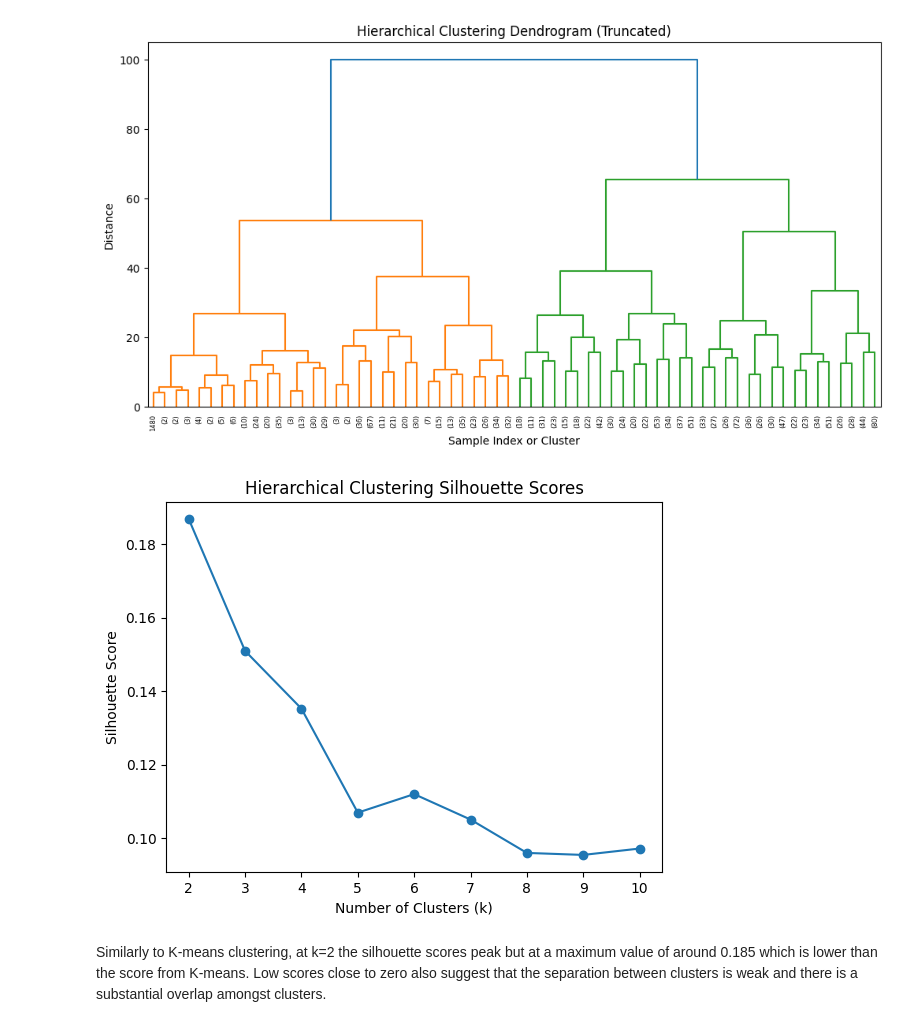
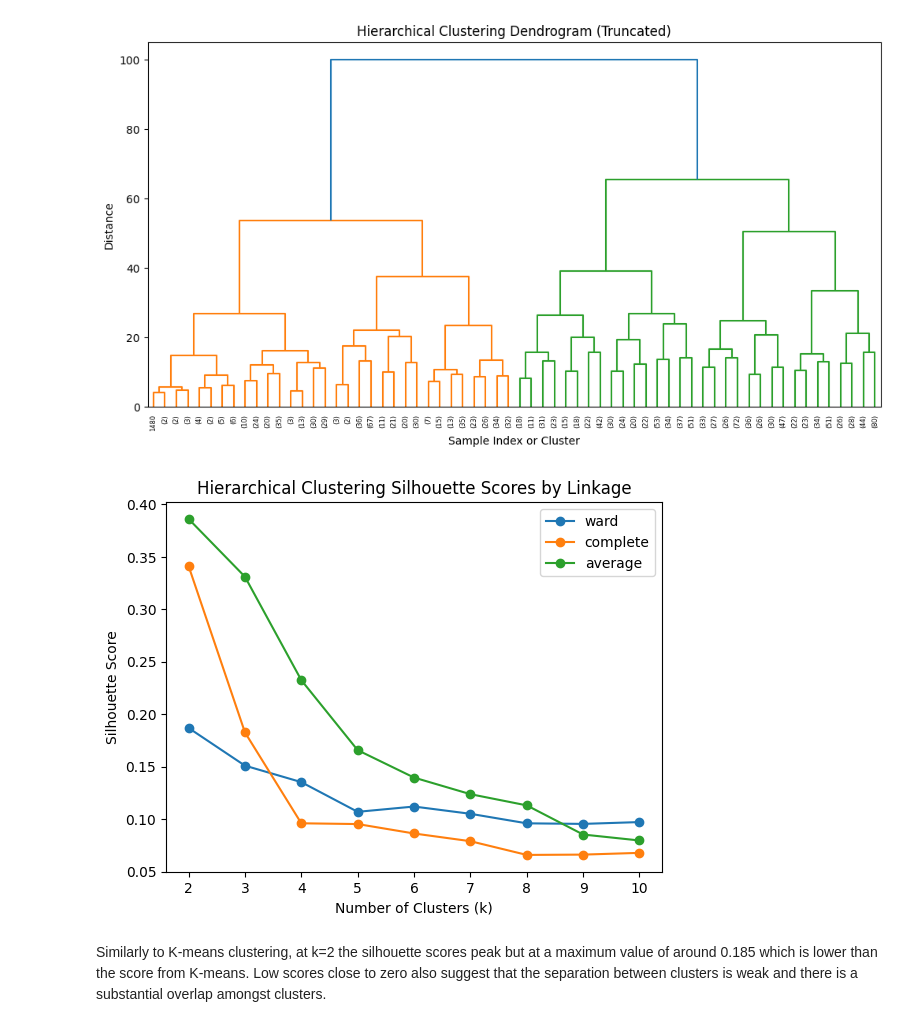
Before and after one commit to jtang6031/siads-696-nba-injury-prediction, a Jupyter notebook: notebooks/06_unsupervised_models.ipynb, the cells around one changed output. Cells and saved outputs as stored; diff of their text form; code cells hidden in the pictures.

Commit message:
added unsupervised linkage loop

```diff
--- a/notebooks/06_unsupervised_models.ipynb
+++ b/notebooks/06_unsupervised_models.ipynb
@@ -153,35 +153,48 @@ plt.show()
 # %% [output]
 [figure]
 # %%
+linkages = ["ward", "complete", "average"]
+k_values = range(2, 11)
+
 results = []
 
-for k in range(2, 11):
+for linkage in linkages:
+    for k in k_values:
+        model = AgglomerativeClustering(
+            n_clusters=k,
+            linkage=linkage
+        )
+        labels = model.fit_predict(X_scaled)
+        score = silhouette_score(X_scaled, labels)
 
-    model = AgglomerativeClustering(
-        n_clusters=k,
-        linkage="ward"
-    )
-
-    labels = model.fit_predict(X_scaled)
-
-    sil_score = silhouette_score(X_scaled, labels)
-
-    results.append({
-        "k": k,
-        "silhouette_score": sil_score
-    })
+        results.append({
+            "linkage": linkage,
+            "k": k,
+            "silhouette": score
+        })
 
 results_df = pd.DataFrame(results)
 
 plt.figure()
-plt.plot(results_df["k"], results_df["silhouette_score"], marker='o')
+
+for linkage in linkages:
+    subset = results_df[results_df["linkage"] == linkage]
+
+    plt.plot(
+        subset["k"],
+        subset["silhouette"],
+        marker="o",
+        label=linkage
+    )
+
 plt.xlabel("Number of Clusters (k)")
 plt.ylabel("Silhouette Score")
-plt.title("Hierarchical Clustering Silhouette Scores")
-plt.xticks(results_df["k"])
+plt.title("Hierarchical Clustering Silhouette Scores by Linkage")
+plt.xticks(range(2, 11))
+plt.legend()
 plt.show()
 # %% [output]
-[figure, old version]
+[figure, new version]
 # %% [markdown]
 Similarly to K-means clustering, at k=2 the silhouette scores peak but at a maximum value of around 0.185 which is lower than the score from K-means. Low scores close to zero also suggest that the separation between clusters is weak and there is a substantial overlap amongst clusters.
 # %% [markdown]
```
